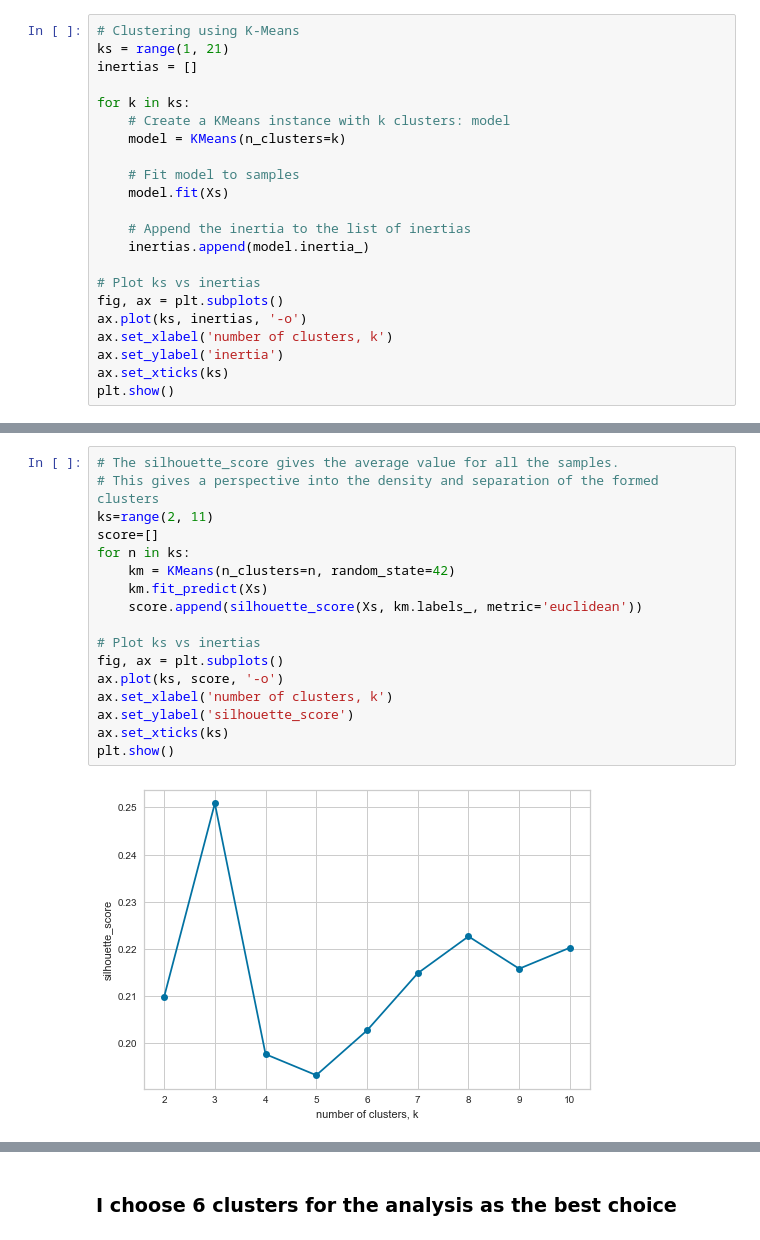
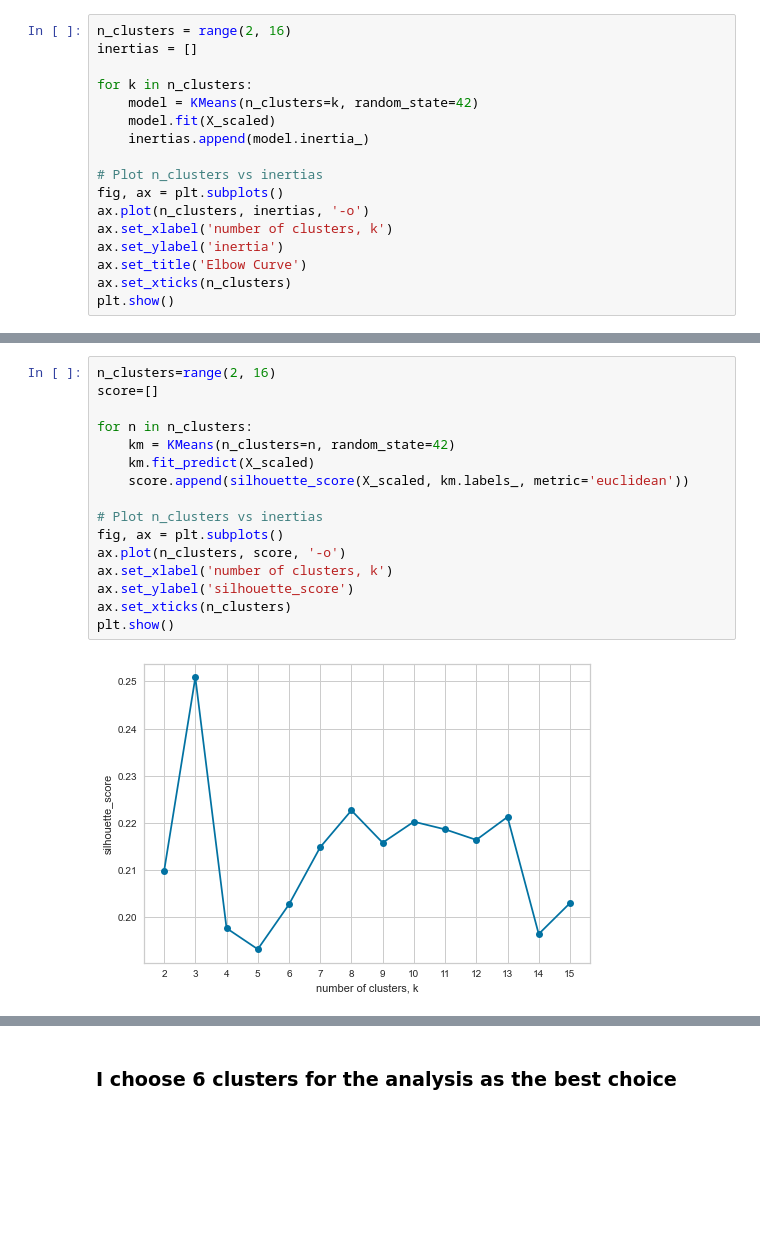
Before and after one commit to AleksanderWernik/Credit_card_clustering, a Jupyter notebook: Credit_card.ipynb, the cells around one changed output, grey strips where cells are left out. Drawn from its saved outputs; the diff is of its cells as text; blank space fills up the shorter version.

```diff
--- a/Credit_card.ipynb
+++ b/Credit_card.ipynb
@@ -180,23 +485,18 @@ array([[-0.73198937, -0.24943448, -0.42489974, ..., -0.30143092,
 # %%
-# Clustering using K-Means
-ks = range(1, 21)
+n_clusters = range(2, 16)
 inertias = []
 
-for k in ks:
-    # Create a KMeans instance with k clusters: model
-    model = KMeans(n_clusters=k)
-
-    # Fit model to samples
-    model.fit(Xs)
-
-    # Append the inertia to the list of inertias
+for k in n_clusters:
+    model = KMeans(n_clusters=k, random_state=42)
+    model.fit(X_scaled)
     inertias.append(model.inertia_)
 
-# Plot ks vs inertias
+# Plot n_clusters vs inertias
 fig, ax = plt.subplots()
-ax.plot(ks, inertias, '-o')
+ax.plot(n_clusters, inertias, '-o')
 ax.set_xlabel('number of clusters, k')
 ax.set_ylabel('inertia')
-ax.set_xticks(ks)
+ax.set_title('Elbow Curve')
+ax.set_xticks(n_clusters)
 plt.show()
 # %% [output]
@@ -204,22 +504,21 @@ plt.show()
 # %%
-# The silhouette_score gives the average value for all the samples.
-# This gives a perspective into the density and separation of the formed clusters
-ks=range(2, 11)
+n_clusters=range(2, 16)
 score=[]
-for n in ks:
+
+for n in n_clusters:
     km = KMeans(n_clusters=n, random_state=42)
-    km.fit_predict(Xs)
-    score.append(silhouette_score(Xs, km.labels_, metric='euclidean'))
+    km.fit_predict(X_scaled)
+    score.append(silhouette_score(X_scaled, km.labels_, metric='euclidean'))
 
-# Plot ks vs inertias
+# Plot n_clusters vs inertias
 fig, ax = plt.subplots()
-ax.plot(ks, score, '-o')
+ax.plot(n_clusters, score, '-o')
 ax.set_xlabel('number of clusters, k')
 ax.set_ylabel('silhouette_score')
-ax.set_xticks(ks)
+ax.set_xticks(n_clusters)
 plt.show()
 # %% [output]
-[figure, old version]
+[figure, new version]
 # %%
 # Silhouette plots
 fig, ax = plt.subplots()
```
Also changed, not shown: parts of 56 cells of this notebook.
